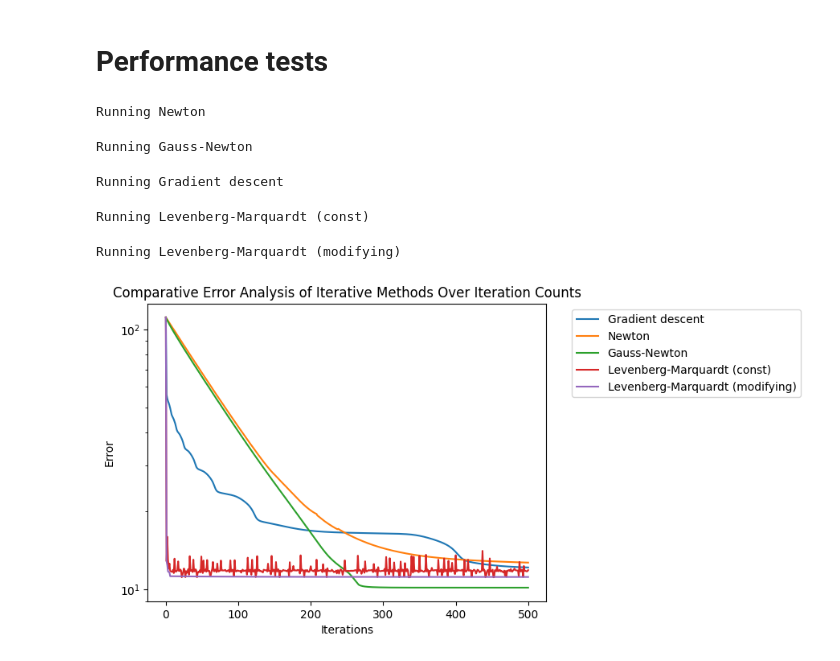
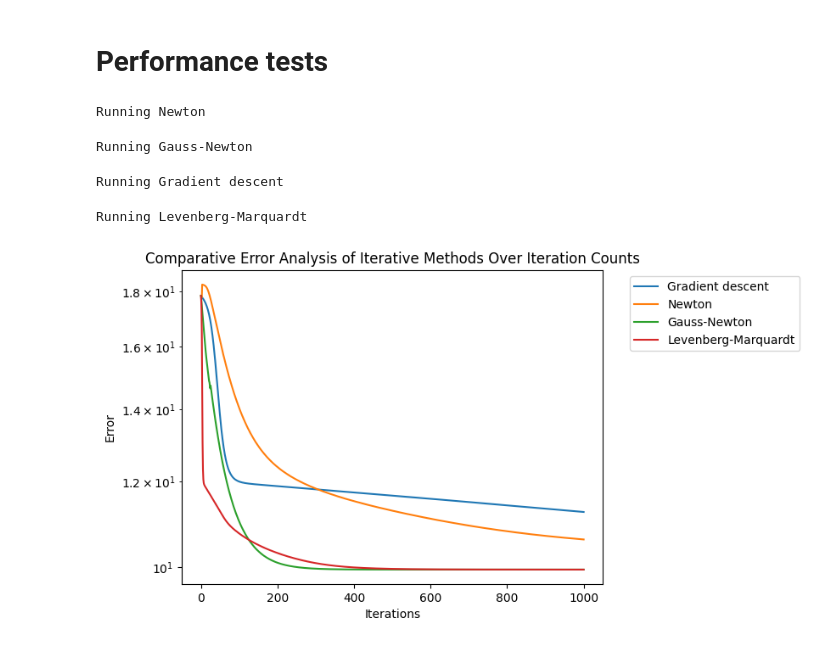
Before and after one commit to Perlik476/MNUMAD-optimizers, a Jupyter notebook: project/test_complicated_function.ipynb, the cells around one changed output. Drawn from its saved outputs; the diff is of its cells as text; code cells hidden in the pictures.

```diff
--- a/project/test_complicated_function.ipynb
+++ b/project/test_complicated_function.ipynb
@@ -25,40 +25,36 @@ $$ F(x) = \begin{bmatrix}
 # %%
 N = 6
 
-F1 = compose(proj(N)(0), sin + compose(mul_const(2), cos)) - constM(N)(1)
-F2 = compose(proj(N)(1), mul_const(-2) + const1(1), const1(10) * cos) + constM(N)(3)
-F3 = compose((proj(N)(2) + constM(N)(10)) / norm_sqr(N), 2 * exp)
-F4 = compose(norm_sqr(N) + constM(N)(np.pi / 2), sin, exp) - constM(N)(10)
-F5 = compose(compose(sum_(N), abs) + constM(N)(3), log - const1(1), square)
+F1 = compose(proj(N)(0), sin + compose(mul_const(2), cos)) - constN(N)(1)
+F2 = compose(proj(N)(1), mul_const(-2) + const1(1), const1(10) * cos) + constN(N)(3)
+F3 = compose((proj(N)(2) + constN(N)(10)) / norm_sqr(N), 2 * exp)
+F4 = compose(norm_sqr(N) + constN(N)(np.pi / 2), sin, exp) - constN(N)(10)
+F5 = compose(compose(sum_(N), abs) + constN(N)(3), log - const1(1), square)
 F6 = compose(proj(N)(4), sin, square, exp, cos)
-F7 = compose(sum_(N), sqrt - const1(1), sin, const1(5) * square) + constM(N)(1)
+F7 = compose(sum_(N), sqrt - const1(1), sin, const1(5) * square) + constN(N)(1)
 F8 = compose(proj(N)(5), sin, exp, cos, const1(2) - const1(5) * sqrt)
-F9 = norm_sqr(N) - constM(N)(5)
-F10 = compose(sum_(N), abs) - constM(N)(1)
+F9 = norm_sqr(N) - constN(N)(5)
+F10 = compose(sum_(N), abs) - constN(N)(1)
 F = stack(F1, F2, F3, F4, F5, F6, F7, F8, F9, F10)
 # %% [markdown]
 # Performance tests
 # %%
-max_iter = 500
+max_iter = 1000
+np.random.seed(3)
 p0 = np.random.randn(N)
 alpha_gd = 1e-4
 alpha_gn = 1e-2
-lambda0 = 1.
-lambda_change = 1.1
-step_max_iter = 10
-step_tol = 1e-6
+lambda0 = 5 * 1e2
 
 NEWTON = "Newton"
 GAUSS_NEWTON = "Gauss-Newton"
 GRADIENT_DESCENT = "Gradient descent"
-LEVENBERG_MARQUARDT_CONST_PARAM = "Levenberg-Marquardt (const)"
-LEVENBERG_MARQUARDT_MODIFYING_PARAM = "Levenberg-Marquardt (modifying)"
+LEVENBERG_MARQUARDT_CONST_PARAM = "Levenberg-Marquardt"
 optimizer_names = [
     GRADIENT_DESCENT,
     NEWTON,
     GAUSS_NEWTON,
     LEVENBERG_MARQUARDT_CONST_PARAM,
-    LEVENBERG_MARQUARDT_MODIFYING_PARAM,
 ]
 
 errors = {name: [] for name in optimizer_names}
@@ -67,38 +63,33 @@ points = {name: [] for name in optimizer_names}
 optimizer_functions = {
     NEWTON: lambda points, errs: newton(R=F, p0=p0, max_iter=max_iter, alpha=alpha_gn, points=points, errs=errs),
     GAUSS_NEWTON: lambda points, errs: gauss_newton(R=F, p0=p0, alpha=alpha_gn, max_iter=max_iter, points=points, errs=errs),
     GRADIENT_DESCENT: lambda points, errs: gradient_descent(R=F, p0=p0, alpha=alpha_gd, max_iter=max_iter, points=points, errs=errs),
     LEVENBERG_MARQUARDT_CONST_PARAM: lambda points, errs: (
         LevenbergMarquardt(R=F, lambda_param_fun=LevenbergMarquardt.LambdaParamConstant(lambda0=lambda0))
-        .optimize(p0, max_iter, step_type="cgnr", step_max_iter=step_max_iter, step_tol=step_tol, points=points, errs=errs)
-    ),
-    LEVENBERG_MARQUARDT_MODIFYING_PARAM: lambda points, errs: (
-        LevenbergMarquardt(R=F, lambda_param_fun=LevenbergMarquardt.LambdaParamDefaultModifier(lambda0=lambda0, lambda_change=lambda_change))
-        .optimize(p0, max_iter, step_type="cgnr", step_max_iter=step_max_iter, step_tol=step_tol, points=points, errs=errs)
+        .optimize(p0, max_iter, points=points, errs=errs)
     ),
 }
 
 for name, optimizer in optimizer_functions.items():
     print("Running " + name)
     optimizer(points=points[name], errs=errors[name])
 
 iters = np.arange(0, max_iter + 1)
 for label, err in errors.items():
     try:
         plt.plot(iters, err, label=label)
     except:
         print("error in plotting for " + label)
 
 plt.legend(bbox_to_anchor=(1.05, 1), loc='upper left')
 plt.xlabel("Iterations")
 plt.ylabel("Error")
 plt.yscale("log")
 plt.title("Comparative Error Analysis of Iterative Methods Over Iteration Counts")
 plt.show()
 # %% [output]
 Running Newton
 Running Gauss-Newton
 Running Gradient descent
-Running Levenberg-Marquardt (const)
+Running Levenberg-Marquardt
-Running Levenberg-Marquardt (modifying)
-[figure, old version]
+[figure, new version]
```
Also changed, not shown: 5 other files.
